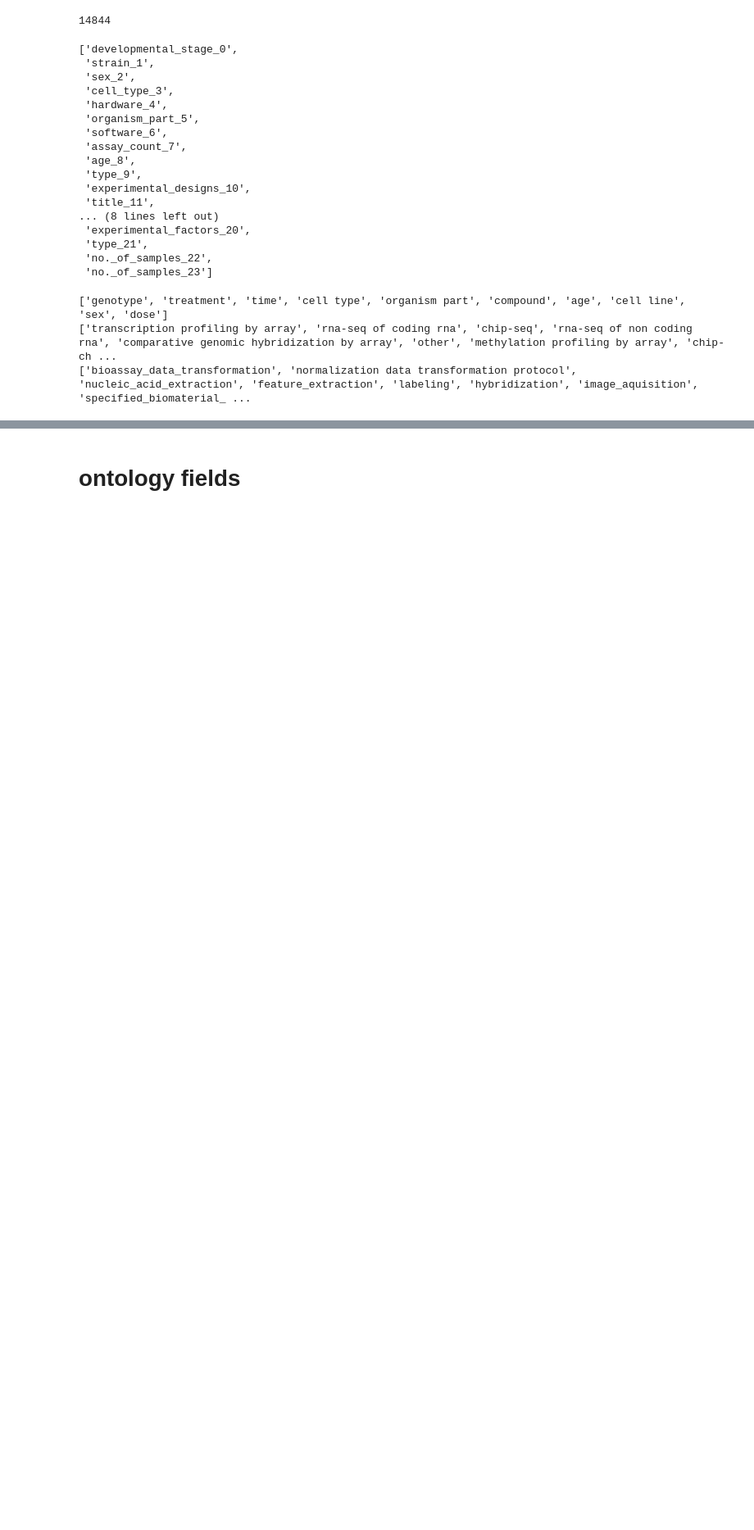
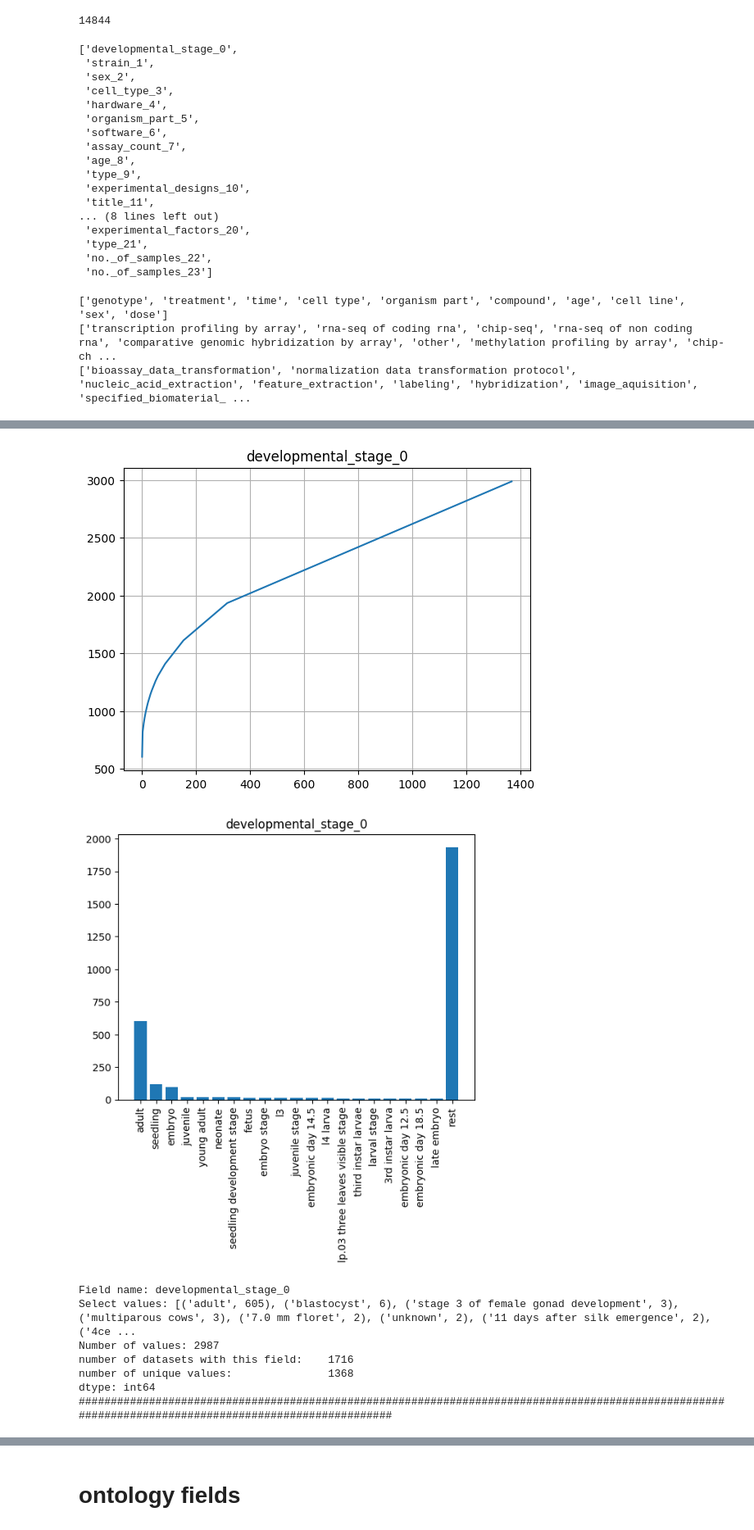
Before and after one commit to EU-UPCAST/profile, a Jupyter notebook: llmdap/data/visualize_fields.ipynb, the cells around one changed output, grey strips where cells are left out. Shown at 82% size. Cells and saved outputs as stored; diff of their text form; code cells hidden in the pictures; blank space fills up the shorter version.

```diff
--- a/llmdap/data/visualize_fields.ipynb
+++ b/llmdap/data/visualize_fields.ipynb
@@ -132,0 +144,56 @@ dtype: int64
+# %%
+
+for field in dfs:
+
+    df = dfs[field]
+
+    commons = Counter(df["value"]).most_common()
+
+    x = []
+    y = []
+    accumulative_count = 0
+    i = 1
+    for name, number in commons:
+        accumulative_count += number
+        x.append(i)
+        y.append(accumulative_count)
+        i += 1
+
+    plt.plot(x,y)
+    plt.grid()
+    plt.title(label=field)
+    plt.show()
+
+    df = dfs[field]
+    commons = Counter(df["value"]).most_common(20)
+    commons = {t[0]:t[1] for t in commons}
+    commons["rest"] = len(df)-sum(commons.values())
+    plt.bar(commons.keys(), commons.values())
+    plt.xticks(rotation=90)
+    plt.title(label=field)
+
+    plt.show()
+
+    commons = Counter(df["value"]).most_common()
+    f = len(commons)//30+1
+
+    print("Field name:", field)
+    print("Select values:", commons[::f])
+    print("Number of values:", len(df))
+    print(df.rename(columns={
+            "id":"number of datasets with this field:",
+            "value":"number of unique values:",
+            "ont": "number of ontologies refered:",
+            "ont_term":"number of unique ontology terms:"
+            }).nunique())
+    print("###"*50)
+# %% [output]
+[figure, added]
+[figure, added]
+Field name: developmental_stage_0
+Select values: [('adult', 605), ('blastocyst', 6), ('stage 3 of female gonad development', 3), ('multiparous cows', 3), ('7.0 mm floret', 2), ('unknown', 2), ('11 days after silk emergence', 2), ('4ce ...
+Number of values: 2987
+number of datasets with this field:    1716
+number of unique values:               1368
+dtype: int64
+######################################################################################################################################################
```
Also changed, not shown: parts of 5 cells of this notebook.
